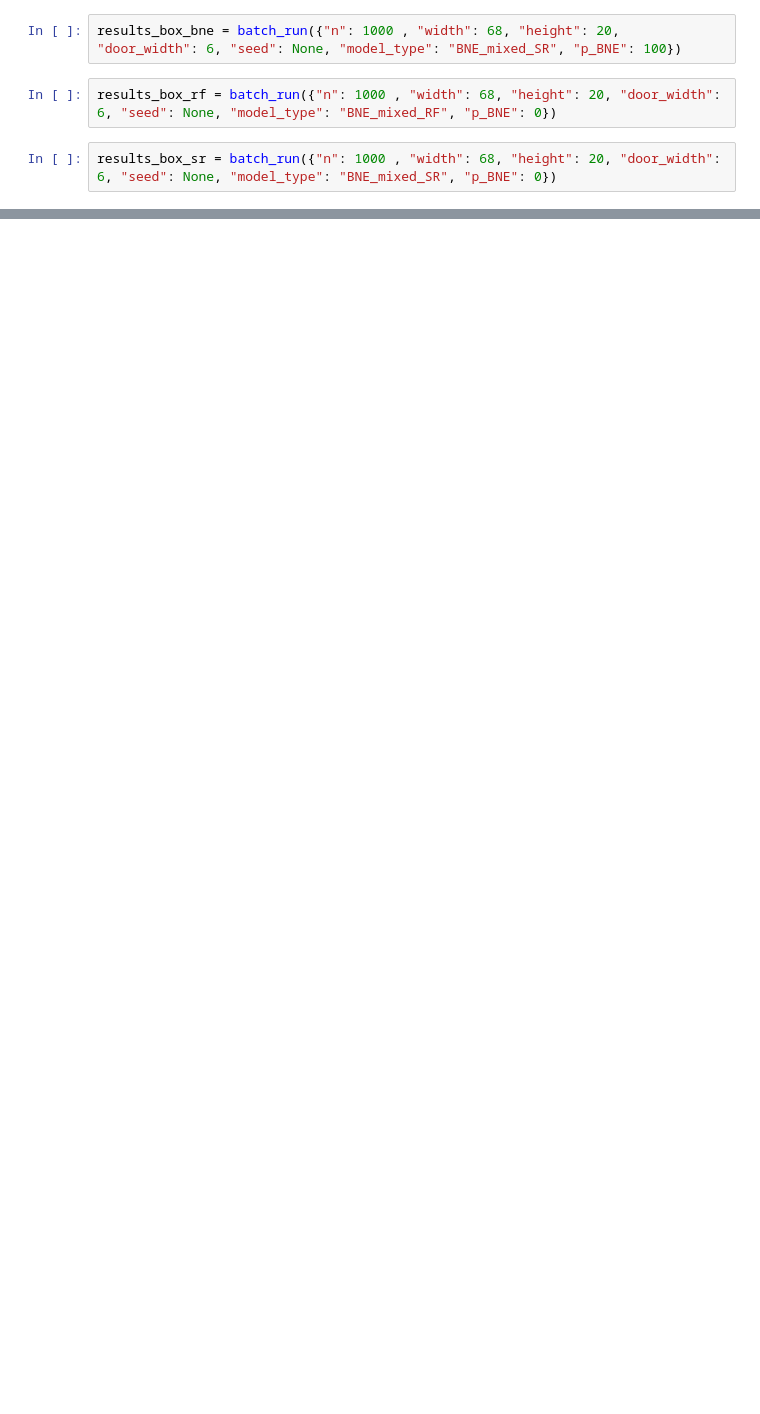
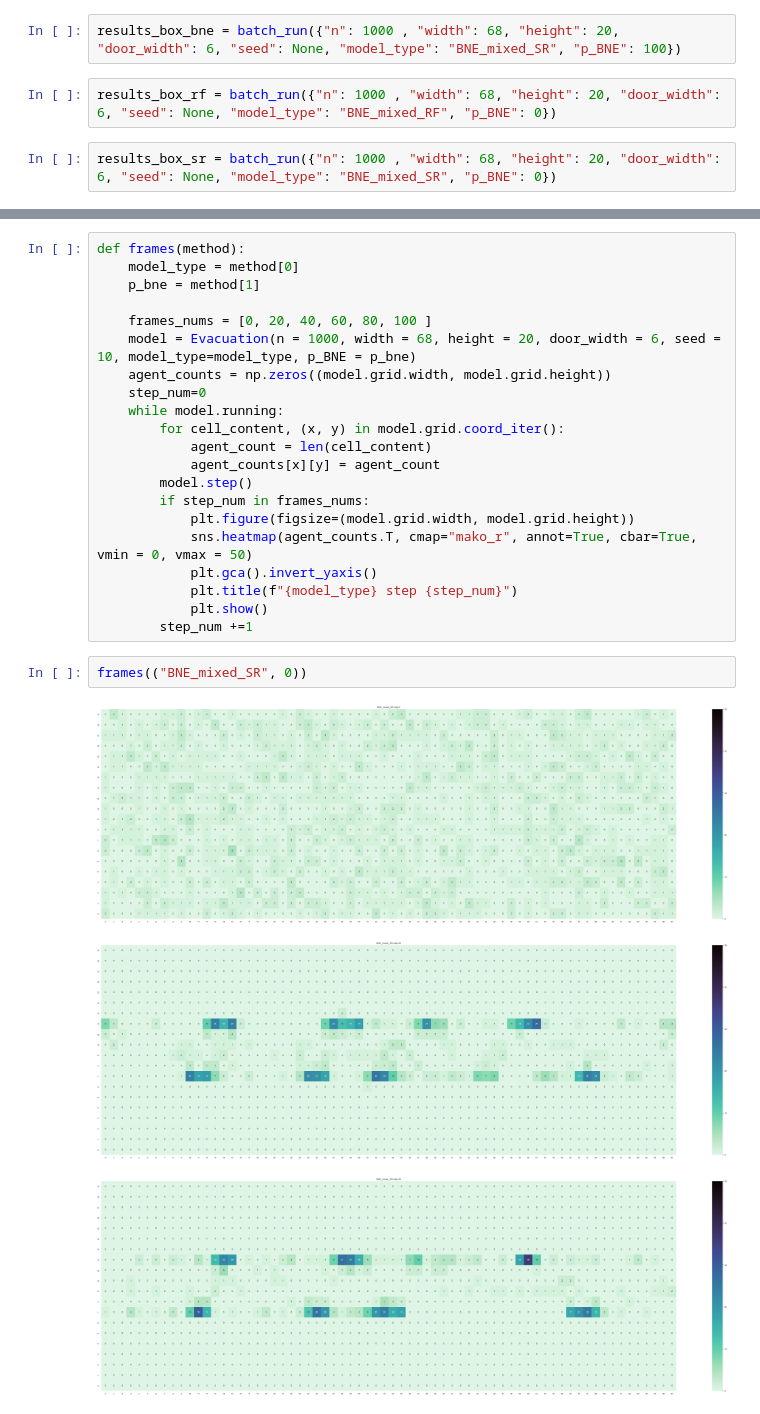
Before and after one commit to MateuszDziamba/matematyka_dla_przemys-u, a Jupyter notebook: symulacja_mesa/porownanie_metod.ipynb, the cells around one changed output, grey strips where cells are left out. Cells and saved outputs as stored; diff of their text form; blank space fills up the shorter version.

```diff
--- a/symulacja_mesa/porownanie_metod.ipynb
+++ b/symulacja_mesa/porownanie_metod.ipynb
@@ -87,0 +77,27 @@ sns.boxplot(results.T)
+# %%
+def frames(method):
+    model_type = method[0]
+    p_bne = method[1]
+
+    frames_nums = [0, 20, 40, 60, 80, 100 ]
+    model = Evacuation(n = 1000, width = 68, height = 20, door_width = 6, seed = 10, model_type=model_type, p_BNE = p_bne)
+    agent_counts = np.zeros((model.grid.width, model.grid.height))
+    step_num=0
+    while model.running:
+        for cell_content, (x, y) in model.grid.coord_iter():
+            agent_count = len(cell_content)
+            agent_counts[x][y] = agent_count
+        model.step()
+        if step_num in frames_nums:
+            plt.figure(figsize=(model.grid.width, model.grid.height))
+            sns.heatmap(agent_counts.T, cmap="mako_r", annot=True, cbar=True, vmin = 0, vmax = 50)
+            plt.gca().invert_yaxis()
+            plt.title(f"{model_type} step {step_num}")
+            plt.show()
+        step_num +=1
+# %%
+frames(("BNE_mixed_SR", 0))
+# %% [output]
+[figure, added]
+[figure, added]
+[figure, added]
```
Also changed, not shown: parts of 14 cells of this notebook.
